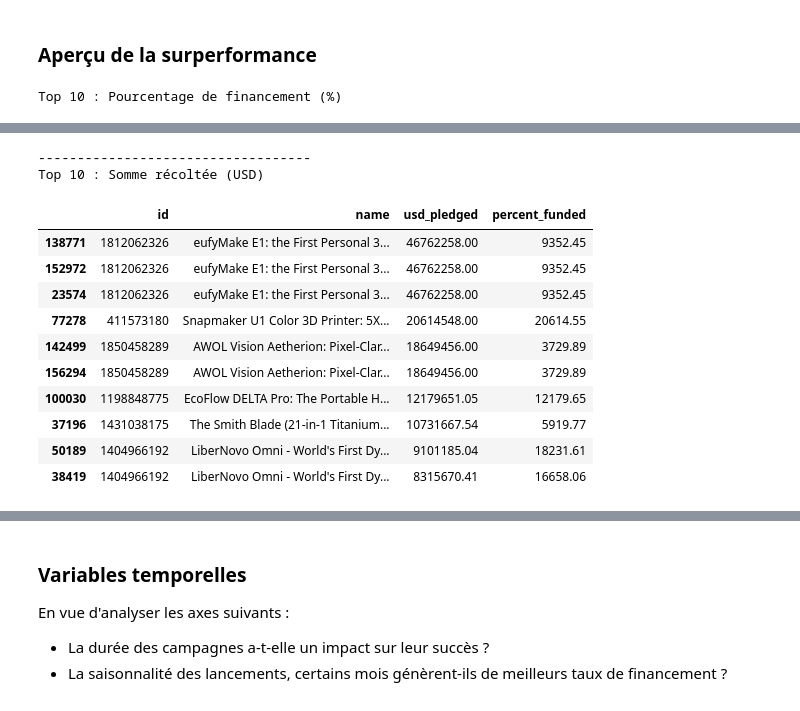
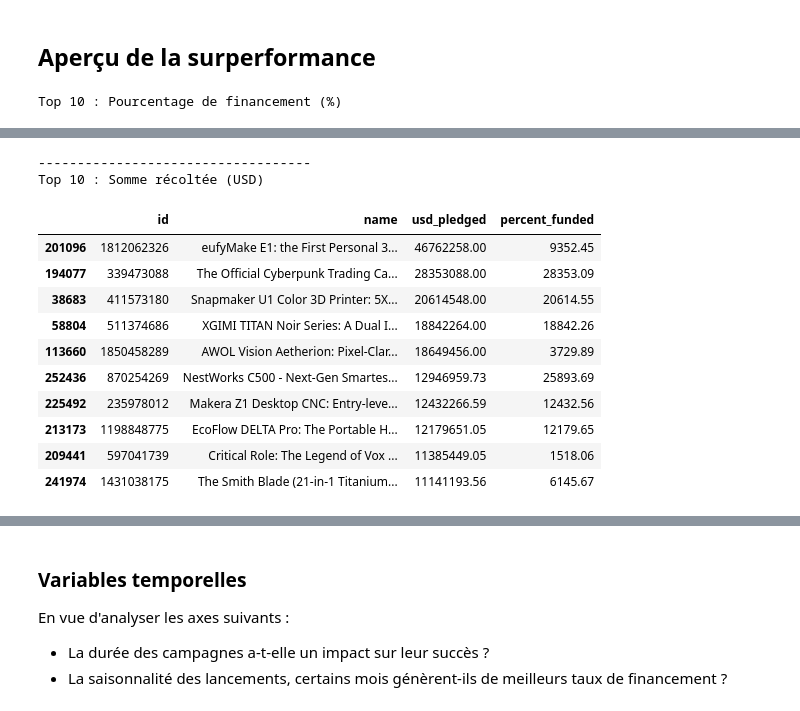
Before and after one commit to lbrdmariama/memoire-2026, a Jupyter notebook: code/data-cleaning.ipynb, the cells around one changed output, grey strips where cells are left out. Saved outputs shown, nothing was run; the diff lists cells and outputs as text; code cells hidden in the pictures.

```diff
--- a/code/data-cleaning.ipynb
+++ b/code/data-cleaning.ipynb
@@ -26,4 +28,4 @@ Inspectons les informations du mois de juin 2026 :
 import pandas as pd
 
 raw_202606 = pd.read_csv('/Users/mariamalaborde/Documents/DataScientest/memoire-2026/data/1-merged/202606-kickstarter.csv', sep=',', encoding='utf-8')
-raw_202606.info()
+raw_202507 = pd.read_csv('/Users/mariamalaborde/Documents/DataScientest/memoire-2026/data/1-merged/202507-kickstarter.csv', sep=',', encoding='utf-8')
@@ -207,0 +148,21 @@ memory usage: 43.7+ MB
+# %%
+# Remplacer toutes les dates aberrantes (avant la création de Kickstarter le 28/04/2009) par NaT
+kickstarter_birth = pd.Timestamp('2009-04-28')
+
+for col in cols_dates:
+    raw_202606.loc[raw_202606[col] < kickstarter_birth, col] = pd.NaT
+
+# Vérifier en trouvant le projet le plus ancien
+valid_launches = raw_202606['launched_at'].dropna()
+
+if not valid_launches.empty:
+    idx_min = valid_launches.idxmin()
+    projet_plus_ancien = raw_202606.loc[idx_min]
+
+    print("=== PROJET LE PLUS ANCIEN ===")
+    print(f"ID          : {projet_plus_ancien['id']}")
+    print(f"Nom         : {projet_plus_ancien['name']}")
+    print(f"Date Launch : {projet_plus_ancien['launched_at']}")
+    print(f"Statut      : {projet_plus_ancien['state']}")
+else:
+    print("Aucune date de lancement valide trouvée.")
@@ -207,0 +232,6 @@ memory usage: 43.7+ MB
+# %%
+# Supprimer les lignes où launched_at est manquant (NaT / NaN)
+raw_202606 = raw_202606.dropna(subset=['launched_at']).copy()
+
+print(f"Nombre de projets restants : {len(raw_202606)}")
+print(f"Valeurs manquantes dans launched_at : {raw_202606['launched_at'].isna().sum()}")
@@ -207,0 +252,11 @@ memory usage: 43.7+ MB
+# %%
+# Convertir la colonne est bien au format datetime
+raw_202606['state_changed_at'] = pd.to_datetime(raw_202606['state_changed_at'], errors='coerce')
+
+# Trier par 'id' et par 'state_changed_at' croissant (du plus ancien au plus récent)
+raw_202606 = raw_202606.sort_values(by=['id', 'state_changed_at'], ascending=[True, True])
+
+# Supprimer les doublons en ne conservant que la dernière occurrence
+raw_202606_unique = raw_202606.drop_duplicates(subset=['id'], keep='last').copy()
+
+print(f"Nombre de projets uniques conservés : {len(raw_202606_unique)}")
@@ -225,19 +282,19 @@ sample_year.describe(include='all')
 11 rows × 42 columns
 # %% [markdown]
-### Aperçu de la surperformance
+## Aperçu de la surperformance
 # %%
 # Enlever notation scientifique
 
 pd.set_option('display.float_format', lambda x: '%.2f' % x)
 # %%
 # On ne veut que les succès.
-successful_sample = sample_year[sample_year['state'] == 'successful']
+successful_sample = raw_202606_unique[raw_202606_unique['state'] == 'successful']
 
 # Top 10 par pourcentage de financement (%)
 top10_percent = successful_sample.sort_values(by='percent_funded', ascending=False).head(10)
 
 print("Top 10 : Pourcentage de financement (%)")
-col_usd = 'usd_pledged' if 'usd_pledged' in sample_year.columns else 'converted_pledged_amount'
+col_usd = 'usd_pledged' if 'usd_pledged' in raw_202606_unique.columns else 'converted_pledged_amount'
 display(top10_percent[['id', 'name', 'percent_funded', col_usd]])
 
 print("-----------------------------------")
@@ -263,13 +320,13 @@ Top 10 : Pourcentage de financement (%)
 -----------------------------------
 Top 10 : Somme récoltée (USD)
 |  | id | name | usd_pledged | percent_funded |
-| 138771 | 1812062326 | eufyMake E1: the First Personal 3... | 46762258.00 | 9352.45 |
-| 152972 | 1812062326 | eufyMake E1: the First Personal 3... | 46762258.00 | 9352.45 |
-| 23574 | 1812062326 | eufyMake E1: the First Personal 3... | 46762258.00 | 9352.45 |
-| 77278 | 411573180 | Snapmaker U1 Color 3D Printer: 5X... | 20614548.00 | 20614.55 |
-| 142499 | 1850458289 | AWOL Vision Aetherion: Pixel-Clar... | 18649456.00 | 3729.89 |
-| 156294 | 1850458289 | AWOL Vision Aetherion: Pixel-Clar... | 18649456.00 | 3729.89 |
-| 100030 | 1198848775 | EcoFlow DELTA Pro: The Portable H... | 12179651.05 | 12179.65 |
-| 37196 | 1431038175 | The Smith Blade (21-in-1 Titanium... | 10731667.54 | 5919.77 |
-| 50189 | 1404966192 | LiberNovo Omni - World's First Dy... | 9101185.04 | 18231.61 |
-| 38419 | 1404966192 | LiberNovo Omni - World's First Dy... | 8315670.41 | 16658.06 |
+| 201096 | 1812062326 | eufyMake E1: the First Personal 3... | 46762258.00 | 9352.45 |
+| 194077 | 339473088 | The Official Cyberpunk Trading Ca... | 28353088.00 | 28353.09 |
+| 38683 | 411573180 | Snapmaker U1 Color 3D Printer: 5X... | 20614548.00 | 20614.55 |
+| 58804 | 511374686 | XGIMI TITAN Noir Series: A Dual I... | 18842264.00 | 18842.26 |
+| 113660 | 1850458289 | AWOL Vision Aetherion: Pixel-Clar... | 18649456.00 | 3729.89 |
+| 252436 | 870254269 | NestWorks C500 - Next-Gen Smartes... | 12946959.73 | 25893.69 |
+| 225492 | 235978012 | Makera Z1 Desktop CNC: Entry-leve... | 12432266.59 | 12432.56 |
+| 213173 | 1198848775 | EcoFlow DELTA Pro: The Portable H... | 12179651.05 | 12179.65 |
+| 209441 | 597041739 | Critical Role: The Legend of Vox ... | 11385449.05 | 1518.06 |
+| 241974 | 1431038175 | The Smith Blade (21-in-1 Titanium... | 11141193.56 | 6145.67 |
```
Also changed, not shown: parts of 67 cells of this notebook.
